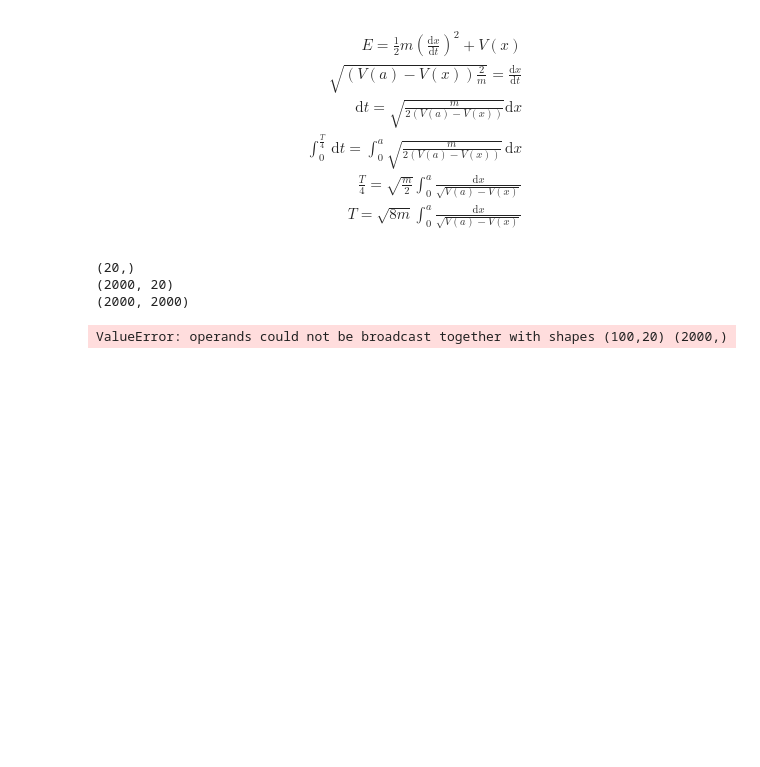
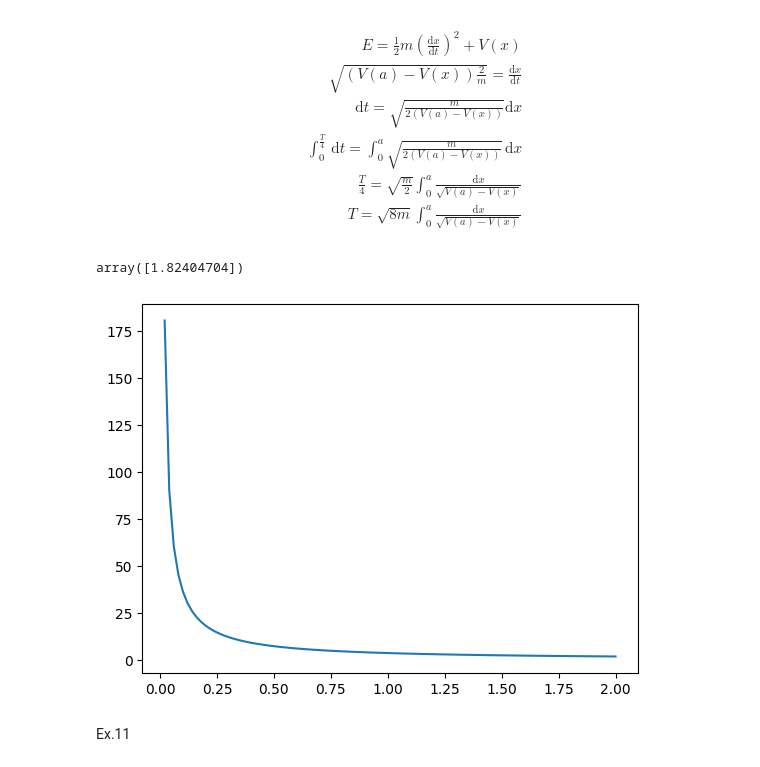
Before and after one commit to KonoEmllikDa/Fisica-Computacional, a Jupyter notebook: Física Computacional.ipynb, the cells around one changed output. Drawn from its saved outputs; the diff is of its cells as text; code cells hidden in the pictures; blank space fills up the shorter version.

```diff
--- a/Física Computacional.ipynb
+++ b/Física Computacional.ipynb
@@ -290,13 +290,17 @@ T =  \sqrt{8 m} \int_0^a \frac{\mathrm d x}{\sqrt{V(a)-V(x)}}
 # %%
 V = lambda x: x**4
 def OscilatorPeriod(m,a,N,V):
+    a = np.array(a)
     m = np.ones(a.shape)*m
-    Va = np.resize(V(a),(a.size,N))
-    return np.sqrt(8*m)*GaussianQuadrature(0,a,N,lambda x: 1/np.sqrt(Va-V(x)))
+    Va = np.resize(V(a),(N,a.size)).T
+    return np.sqrt(8*m)*GaussianQuadrature(np.zeros(a.shape),a,N,lambda x: 1/np.sqrt(Va-V(x)))
+# %%
+OscilatorPeriod(1,2,20,V)
+# %% [output]
+array([1.82404704])
 # %%
-plotfunc(0,np.ones(20)*2,100,lambda a: OscilatorPeriod(1,a,20,V))
+plotfunc(0,2,100,lambda a: OscilatorPeriod(1,a,20,V))
 # %% [output]
-(20,)
-(2000, 20)
-(2000, 2000)
-ValueError: operands could not be broadcast together with shapes (100,20) (2000,)
+[figure, added]
+# %% [markdown]
+Ex.11
```
Also changed, not shown: parts of 3 cells of this notebook.
